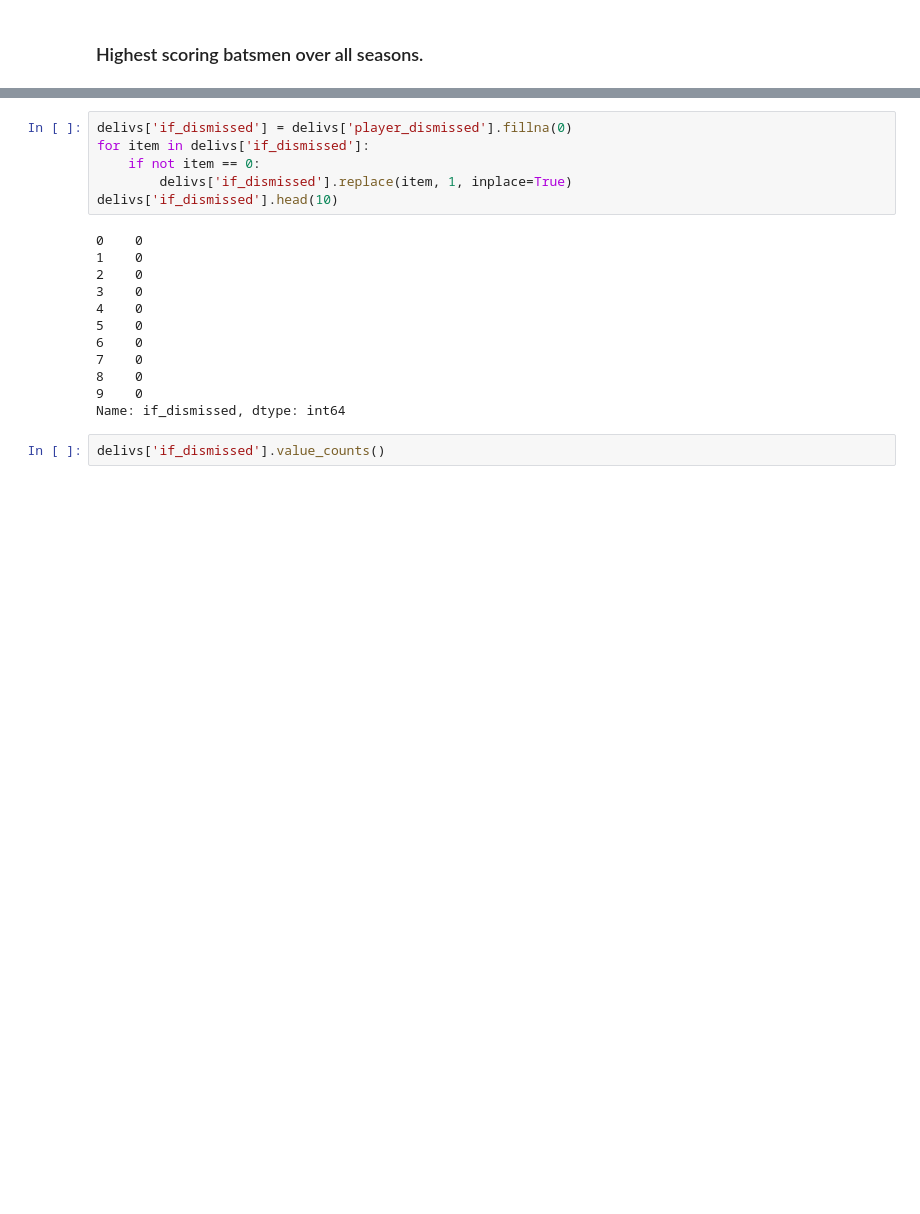
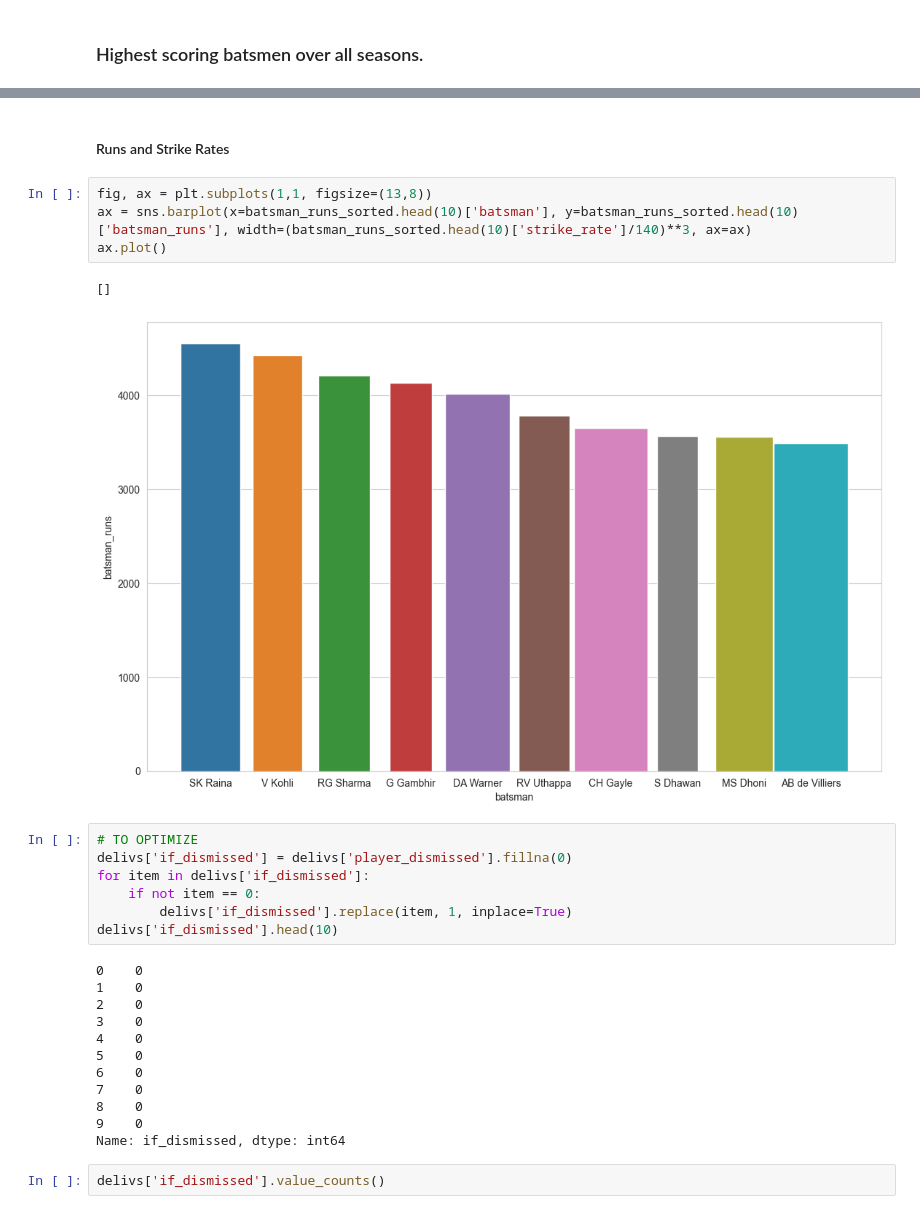
Before and after one commit to ryuukkk/ipl-analysis, a Jupyter notebook: visualisations.ipynb, the cells around one changed output, grey strips where cells are left out. Cells and saved outputs as stored; diff of their text form; blank space fills up the shorter version.

```diff
--- a/visualisations.ipynb
+++ b/visualisations.ipynb
@@ -49,4 +59,14 @@ batsman_runs_sorted.head(10)
+# %% [markdown]
+<h4>Runs and Strike Rates</h4>
+# %%
+fig, ax = plt.subplots(1,1, figsize=(13,8))
+ax = sns.barplot(x=batsman_runs_sorted.head(10)['batsman'], y=batsman_runs_sorted.head(10)['batsman_runs'], width=(batsman_runs_sorted.head(10)['strike_rate']/140)**3, ax=ax)
+ax.plot()
+# %% [output]
+[]
+[figure, added]
 # %%
+# TO OPTIMIZE
 delivs['if_dismissed'] = delivs['player_dismissed'].fillna(0)
 for item in delivs['if_dismissed']:
     if not item == 0:
```
Also changed, not shown: parts of 10 cells of this notebook, 4 other files.
